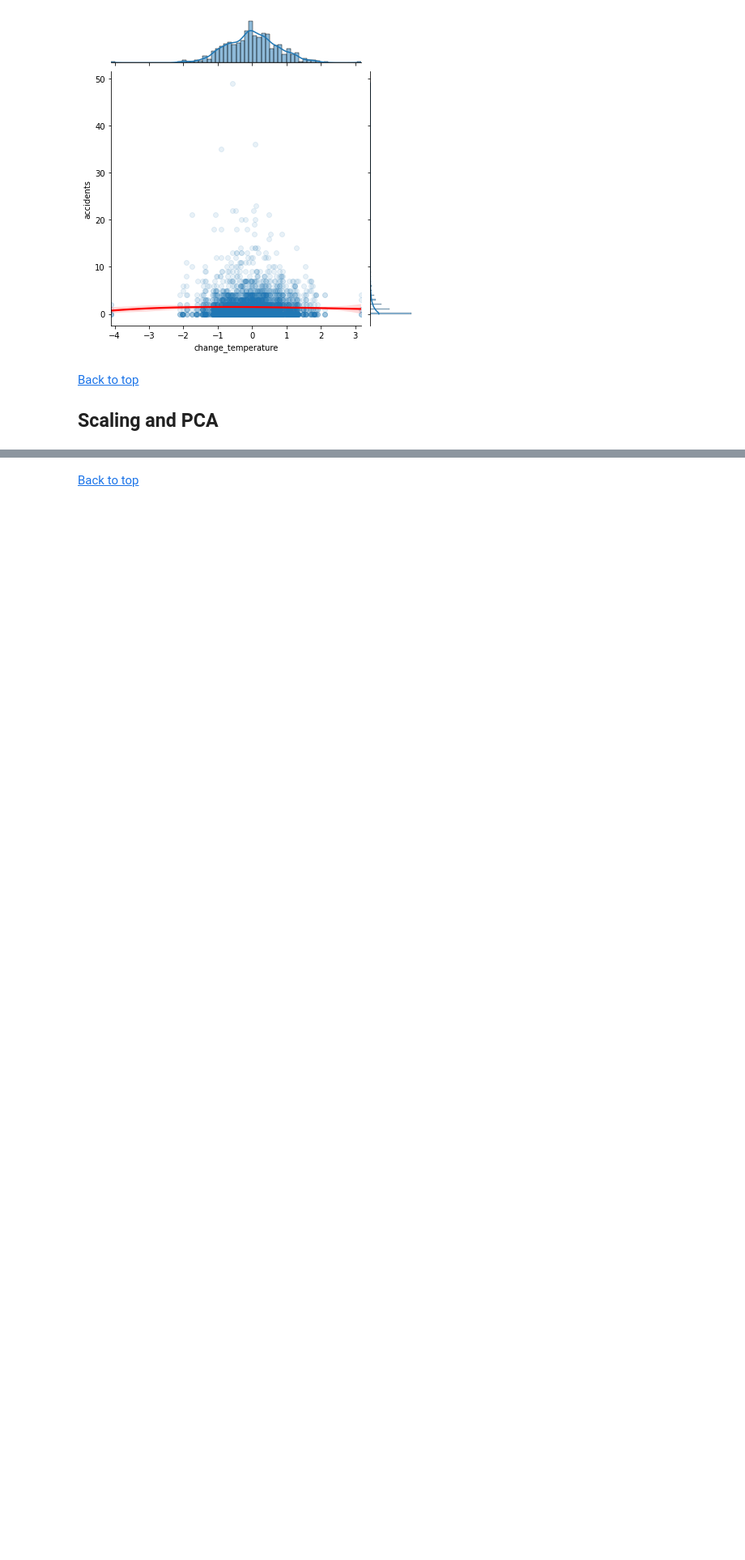
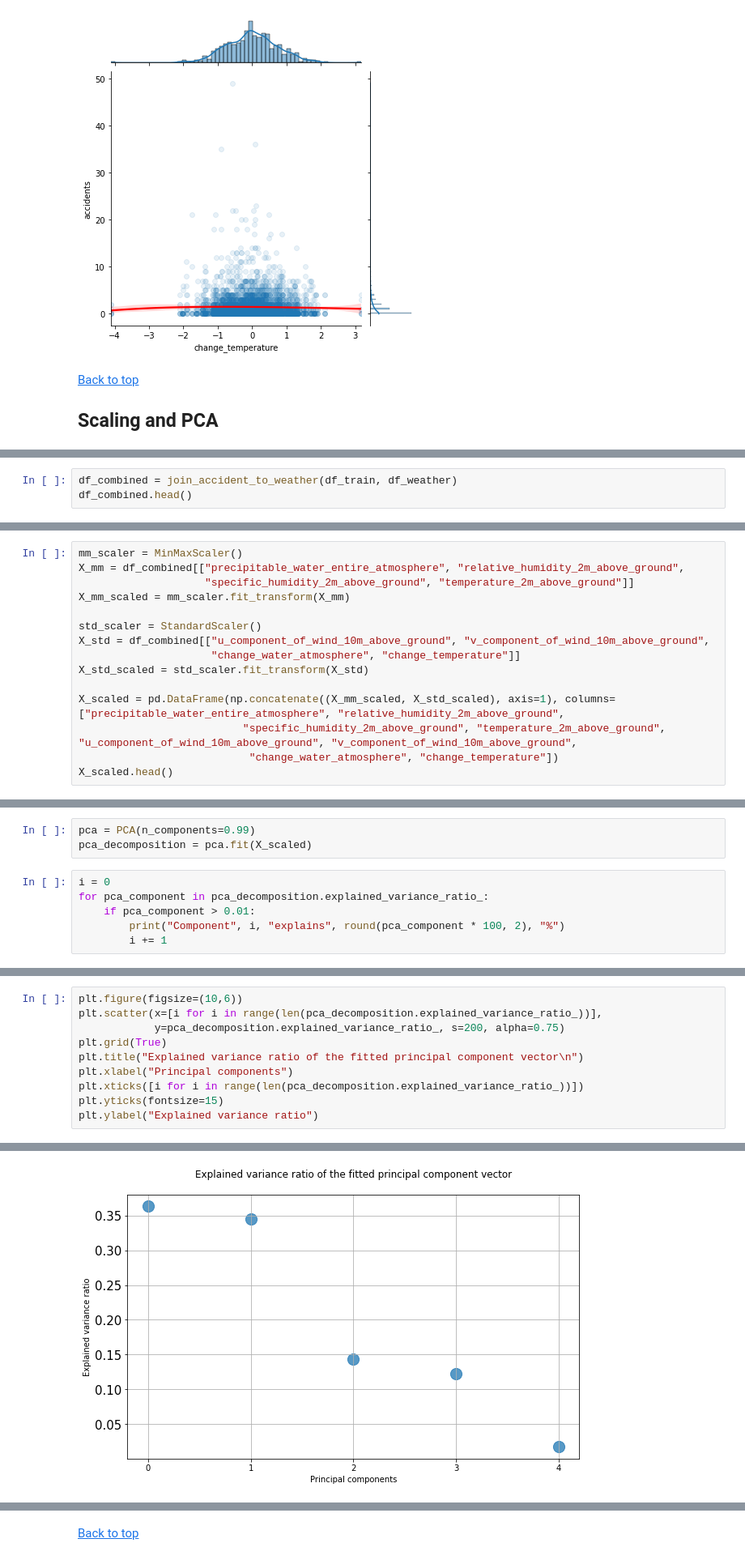
Before and after one commit to AndOleAnd/Capstone_N_A_P, a Jupyter notebook: Notebooks/Weather_EDA.ipynb, the cells around one changed output, grey strips where cells are left out. Shown at 81% size. Saved outputs shown, nothing was run; the diff lists cells and outputs as text; blank space fills up the shorter version.

Commit message:
RTA prediction with weather data

```diff
--- a/Notebooks/Weather_EDA.ipynb
+++ b/Notebooks/Weather_EDA.ipynb
@@ -456,0 +453,3 @@ X_pca = pca_decomposition.tranform(X_scaled)
+# %%
+df_combined = join_accident_to_weather(df_train, df_weather)
+df_combined.head()
@@ -456,0 +463,15 @@ X_pca = pca_decomposition.tranform(X_scaled)
+# %%
+mm_scaler = MinMaxScaler()
+X_mm = df_combined[["precipitable_water_entire_atmosphere", "relative_humidity_2m_above_ground",
+                    "specific_humidity_2m_above_ground", "temperature_2m_above_ground"]]
+X_mm_scaled = mm_scaler.fit_transform(X_mm)
+
+std_scaler = StandardScaler()
+X_std = df_combined[["u_component_of_wind_10m_above_ground", "v_component_of_wind_10m_above_ground",
+                     "change_water_atmosphere", "change_temperature"]]
+X_std_scaled = std_scaler.fit_transform(X_std)
+
+X_scaled = pd.DataFrame(np.concatenate((X_mm_scaled, X_std_scaled), axis=1), columns=["precipitable_water_entire_atmosphere", "relative_humidity_2m_above_ground",
+                          "specific_humidity_2m_above_ground", "temperature_2m_above_ground", "u_component_of_wind_10m_above_ground", "v_component_of_wind_10m_above_ground",
+                           "change_water_atmosphere", "change_temperature"])
+X_scaled.head()
@@ -456,0 +487,9 @@ X_pca = pca_decomposition.tranform(X_scaled)
+# %%
+pca = PCA(n_components=0.99)
+pca_decomposition = pca.fit(X_scaled)
+# %%
+i = 0
+for pca_component in pca_decomposition.explained_variance_ratio_:
+    if pca_component > 0.01:
+        print("Component", i, "explains", round(pca_component * 100, 2), "%")
+        i += 1
@@ -456,0 +502,11 @@ X_pca = pca_decomposition.tranform(X_scaled)
+# %%
+plt.figure(figsize=(10,6))
+plt.scatter(x=[i for i in range(len(pca_decomposition.explained_variance_ratio_))],
+            y=pca_decomposition.explained_variance_ratio_, s=200, alpha=0.75)
+plt.grid(True)
+plt.title("Explained variance ratio of the fitted principal component vector\n")
+plt.xlabel("Principal components")
+plt.xticks([i for i in range(len(pca_decomposition.explained_variance_ratio_))])
+plt.yticks(fontsize=15)
+plt.ylabel("Explained variance ratio")
+# %% [output]
@@ -456,0 +514 @@ X_pca = pca_decomposition.tranform(X_scaled)
+[figure, added]
```
Also changed, not shown: parts of 50 cells of this notebook, 2 other files.
